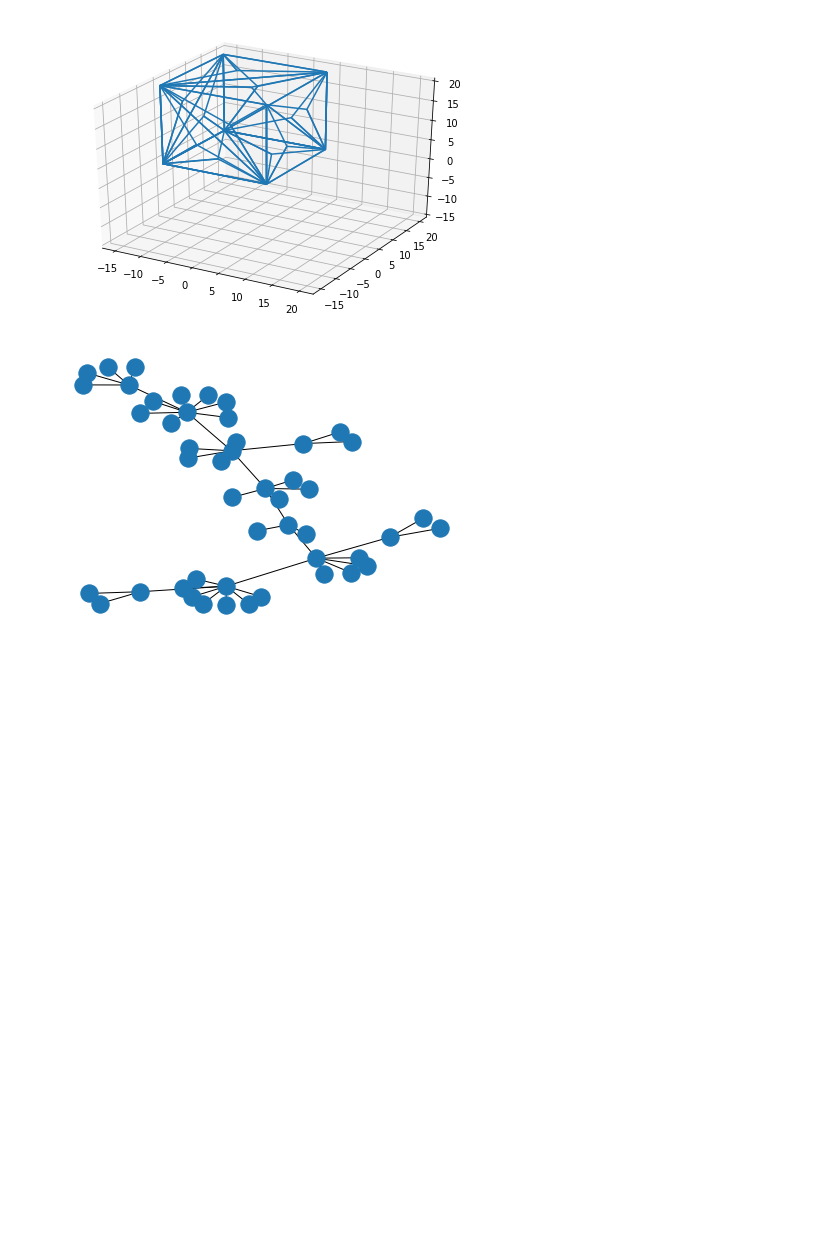
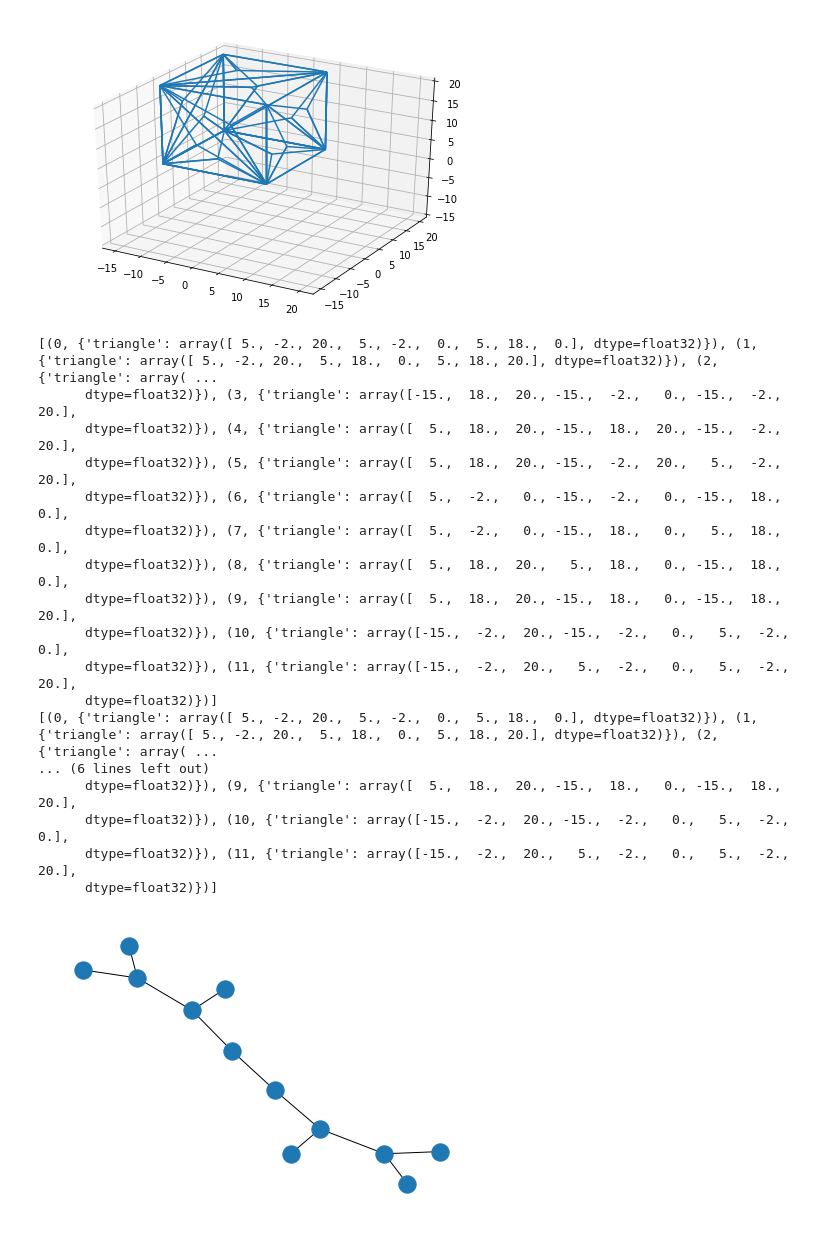
Before and after one commit to HassoPlattnerInstituteHCI/Algorithmic-Folding, a Jupyter notebook: stl-import.ipynb, the cells around one changed output. Drawn from its saved outputs; the diff is of its cells as text; code cells hidden in the pictures; blank space fills up the shorter version.

Commit message:
triangulation working with 3, next:extend to 6 triangles using their midpoints

```diff
--- a/stl-import.ipynb
+++ b/stl-import.ipynb
@@ -22,16 +22,31 @@ def addTriangleEdge(nodeFrom, nodeTo, graph):
     c = [x for x,y in graph.nodes(data=True) if (y['triangle']==nodeTo).all()]
     graph.add_edge(nodeFrom[0], c[0])
 def center1D(a,b,c,d):
-    return round((a[d] + b[d] + c[d]) / 3,1)
+    return (a[d] + b[d] + c[d]) / 3
 def findCenter(a,b,c):
     x = center1D(a,b,c,0)
     y = center1D(a,b,c,1)
     z = center1D(a,b,c,2)
     return x,y,z
+def midPoint(a,b):
+    return [(a[0] + b[0])/2,(a[1] + b[1])/2,(a[2] + b[2])/2]
+def findMiddles(a,b,c):
+    e = midPoint(a,b)
+    f = midPoint(b,c)
+    g = midPoint(c,a)
+    return e,f,g
+def toPoints(a,b,c):
+    return [a[0],a[1],a[2],b[0],b[1],b[2],c[0],c[1],c[2]]
+def generateTriangles(triangles):
+    points = []
+    for t in triangles:
+        points.append(toPoints(t[0],t[1],t[2]))
+    return points, triangles
 def retriangulate(triangle):
     a,b,c = triangle[:3],triangle[3:6],triangle[6:]
     d = findCenter(a,b,c)
-    return [[a[0],a[1],a[2],b[0],b[1],b[2],d[0],d[1],d[2]],[a[0],a[1],a[2],d[0],d[1],d[2],c[0],c[1],c[2]],[d[0],d[1],d[2],b[0],b[1],b[2],c[0],c[1],c[2]]], numpy.array([[[a[0],a[1],a[2]],[b[0],b[1],b[2]],[d[0],d[1],d[2]]],[[a[0],a[1],a[2]],[d[0],d[1],d[2]],[c[0],c[1],c[2]]],[[d[0],d[1],d[2]],[b[0],b[1],b[2]],[c[0],c[1],c[2]]]])
+    e,f,g = findMiddles(a,b,c)
+    return generateTriangles([[a,b,d],[a,d,c],[d,b,c]])
 def createMesh(p,v):
     mesh = m.Mesh(numpy.zeros(p.shape[0],dtype=m.Mesh.dtype))
     mesh.vectors = v
@@ -51,34 +66,52 @@ def triangulate_mesh(m):
         v_ = numpy.concatenate([m.vectors,v],)
         m = createMesh(p_,v_)
     return m
 def graph_from_mesh(m):
     G = nx.Graph()
     for i, triangle in enumerate(m.points):
         G.add_node(i, triangle=triangle)
     for node in G.nodes.data():
         triangles = connectedTriangles(node[1]['triangle'],m)
         for triangle in triangles:
             addTriangleEdge(node,triangle,G)
     return G
 
 #load the mesh
 my_mesh = m.Mesh.from_file('cube.stl')
 
 #triangulate the mesh
-my_mesh = triangulate_mesh(my_mesh)
+my_mesh2 = triangulate_mesh(my_mesh)
 
 #plot the mesh
-plotMesh(my_mesh)
+plotMesh(my_mesh2)
 
 #construct graph
 G = graph_from_mesh(my_mesh)
-
 #find minimum spanning tree
 T = nx.minimum_spanning_tree(G)
 nx.draw(T)
+print (G.nodes.data())
+print (T.nodes.data())
 
 #export STL for verification
 my_mesh.save('modified-cube.stl', mode=stl.Mode.ASCII)
 # %% [output]
 [figure]
+[(0, {'triangle': array([ 5., -2., 20.,  5., -2.,  0.,  5., 18.,  0.], dtype=float32)}), (1, {'triangle': array([ 5., -2., 20.,  5., 18.,  0.,  5., 18., 20.], dtype=float32)}), (2, {'triangle': array( ...
+      dtype=float32)}), (3, {'triangle': array([-15.,  18.,  20., -15.,  -2.,   0., -15.,  -2.,  20.],
+      dtype=float32)}), (4, {'triangle': array([  5.,  18.,  20., -15.,  18.,  20., -15.,  -2.,  20.],
+      dtype=float32)}), (5, {'triangle': array([  5.,  18.,  20., -15.,  -2.,  20.,   5.,  -2.,  20.],
+      dtype=float32)}), (6, {'triangle': array([  5.,  -2.,   0., -15.,  -2.,   0., -15.,  18.,   0.],
+      dtype=float32)}), (7, {'triangle': array([  5.,  -2.,   0., -15.,  18.,   0.,   5.,  18.,   0.],
+      dtype=float32)}), (8, {'triangle': array([  5.,  18.,  20.,   5.,  18.,   0., -15.,  18.,   0.],
+      dtype=float32)}), (9, {'triangle': array([  5.,  18.,  20., -15.,  18.,   0., -15.,  18.,  20.],
+      dtype=float32)}), (10, {'triangle': array([-15.,  -2.,  20., -15.,  -2.,   0.,   5.,  -2.,   0.],
+      dtype=float32)}), (11, {'triangle': array([-15.,  -2.,  20.,   5.,  -2.,   0.,   5.,  -2.,  20.],
+      dtype=float32)})]
+[(0, {'triangle': array([ 5., -2., 20.,  5., -2.,  0.,  5., 18.,  0.], dtype=float32)}), (1, {'triangle': array([ 5., -2., 20.,  5., 18.,  0.,  5., 18., 20.], dtype=float32)}), (2, {'triangle': array( ...
+... (6 lines left out)
+      dtype=float32)}), (9, {'triangle': array([  5.,  18.,  20., -15.,  18.,   0., -15.,  18.,  20.],
+      dtype=float32)}), (10, {'triangle': array([-15.,  -2.,  20., -15.,  -2.,   0.,   5.,  -2.,   0.],
+      dtype=float32)}), (11, {'triangle': array([-15.,  -2.,  20.,   5.,  -2.,   0.,   5.,  -2.,  20.],
+      dtype=float32)})]
-[figure, old version]
+[figure, new version]
```
Also changed, not shown: 1 other file.
